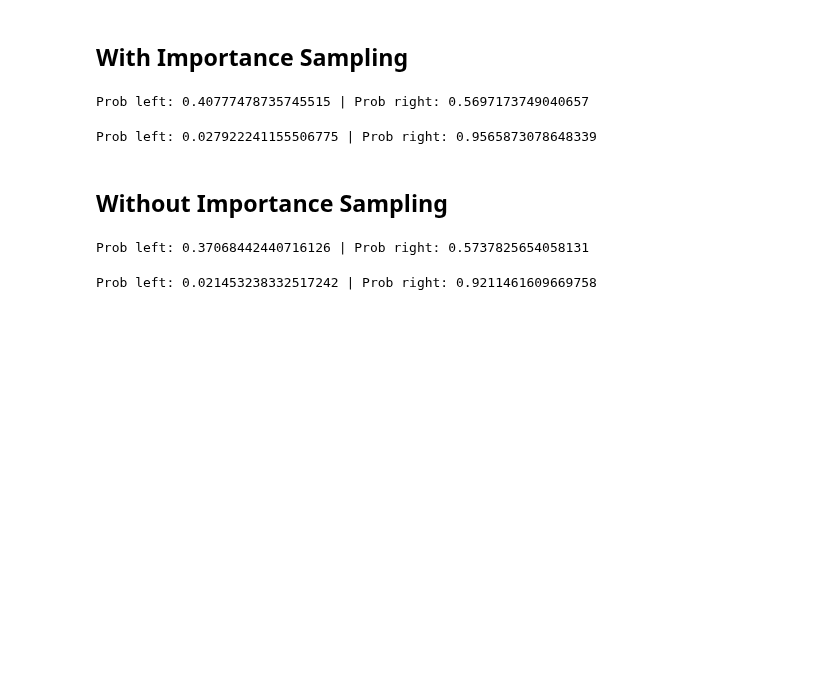
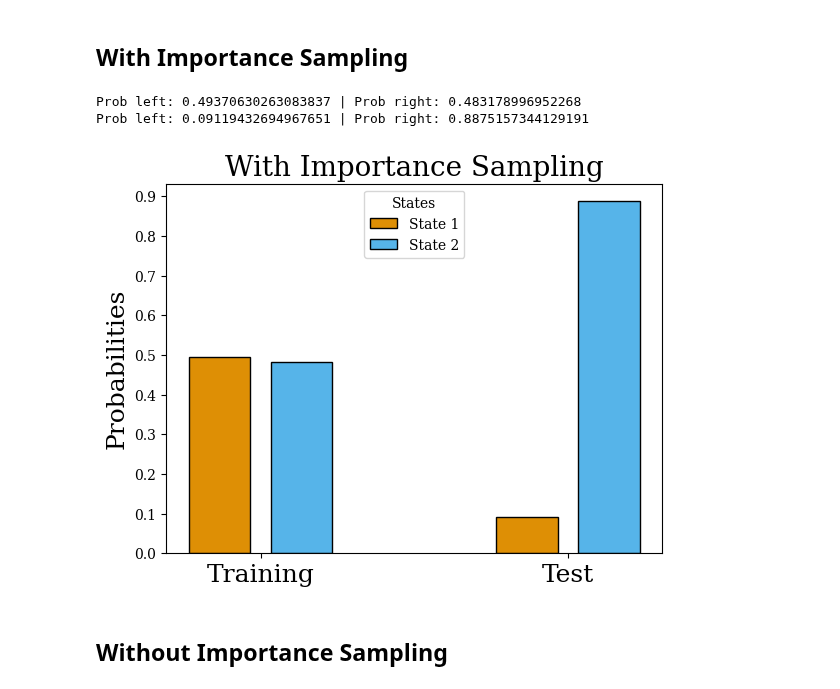
Before and after one commit to ArminBaz/SR-IS, a Jupyter notebook: src/latent.ipynb, the cells around one changed output. Saved outputs shown, nothing was run; the diff lists cells and outputs as text; code cells hidden in the pictures; blank space fills up the shorter version.

Commit message:
Added seed, title, larger fontsizes... looks way better

```diff
--- a/src/latent.ipynb
+++ b/src/latent.ipynb
@@ -61,4 +61,4 @@ terminal_reward = 5
 alpha = 0.2
 beta = 1.0
 _lambda = 1.0
-num_steps = 15000
+num_steps = 2500
@@ -69,5 +64,0 @@ agent.learn()
-# %%
-pii_old = decision_policy(agent, agent.Z)
-print(f"Prob left: {pii_old[4][3]} | Prob right: {pii_old[4][5]}")
-# %% [output]
-Prob left: 0.40777478735745515 | Prob right: 0.5697173749040657
@@ -78,5 +64,0 @@ V_new, Z_new = policy_reval(agent)
-# %%
-pii_new = decision_policy(agent, Z_new)
-print(f"Prob left: {pii_new[4][3]} | Prob right: {pii_new[4][5]}")
-# %% [output]
-Prob left: 0.027922241155506775 | Prob right: 0.9565873078648339
@@ -86,2 +65,26 @@ save_path = save_dir + "latent_with_is.png"
+# %%
+# Agent
+agent = LinearRL(env_name="tolman-latent", reward=reward, term_reward=terminal_reward, _lambda=_lambda, beta=beta, alpha=alpha, num_steps=num_steps, policy="softmax", imp_samp=True)
+agent.learn(seed=seed)
+
+# Old policy
+pii_old = decision_policy(agent, agent.Z)
+print(f"Prob left: {pii_old[4][3]} | Prob right: {pii_old[4][5]}")
+
+# Make the reward for the first terminal state negative and recalculate policy
+update_terminal_reward(agent, loc=0, r=-5)
+V_new, Z_new = policy_reval(agent)
+
+# New policy
+pii_new = decision_policy(agent, Z_new)
+print(f"Prob left: {pii_new[4][3]} | Prob right: {pii_new[4][5]}")
+
+# Plot
+save_path = save_dir + "latent_with_is.png"
+plot_decision_prob(probs_train=pii_old[4][prob_locs], probs_test=pii_new[idx][prob_locs], colors=colors, title='With Importance Sampling', leg_loc="upper center", save_path=None)
+# %% [output]
+Prob left: 0.49370630263083837 | Prob right: 0.483178996952268
+Prob left: 0.09119432694967651 | Prob right: 0.8875157344129191
+[figure, added]
 # %% [markdown]
 ## Without Importance Sampling
@@ -92,5 +90,0 @@ agent.learn()
-# %%
-pii_old = decision_policy(agent, agent.Z)
-print(f"Prob left: {pii_old[4][3]} | Prob right: {pii_old[4][5]}")
-# %% [output]
-Prob left: 0.37068442440716126 | Prob right: 0.5737825654058131
@@ -101,5 +90,0 @@ V_new, Z_new = policy_reval(agent)
-# %%
-pii_new = decision_policy(agent, Z_new)
-print(f"Prob left: {pii_new[4][3]} | Prob right: {pii_new[4][5]}")
-# %% [output]
-Prob left: 0.021453238332517242 | Prob right: 0.9211461609669758
```
Also changed, not shown: parts of 8 cells of this notebook.
